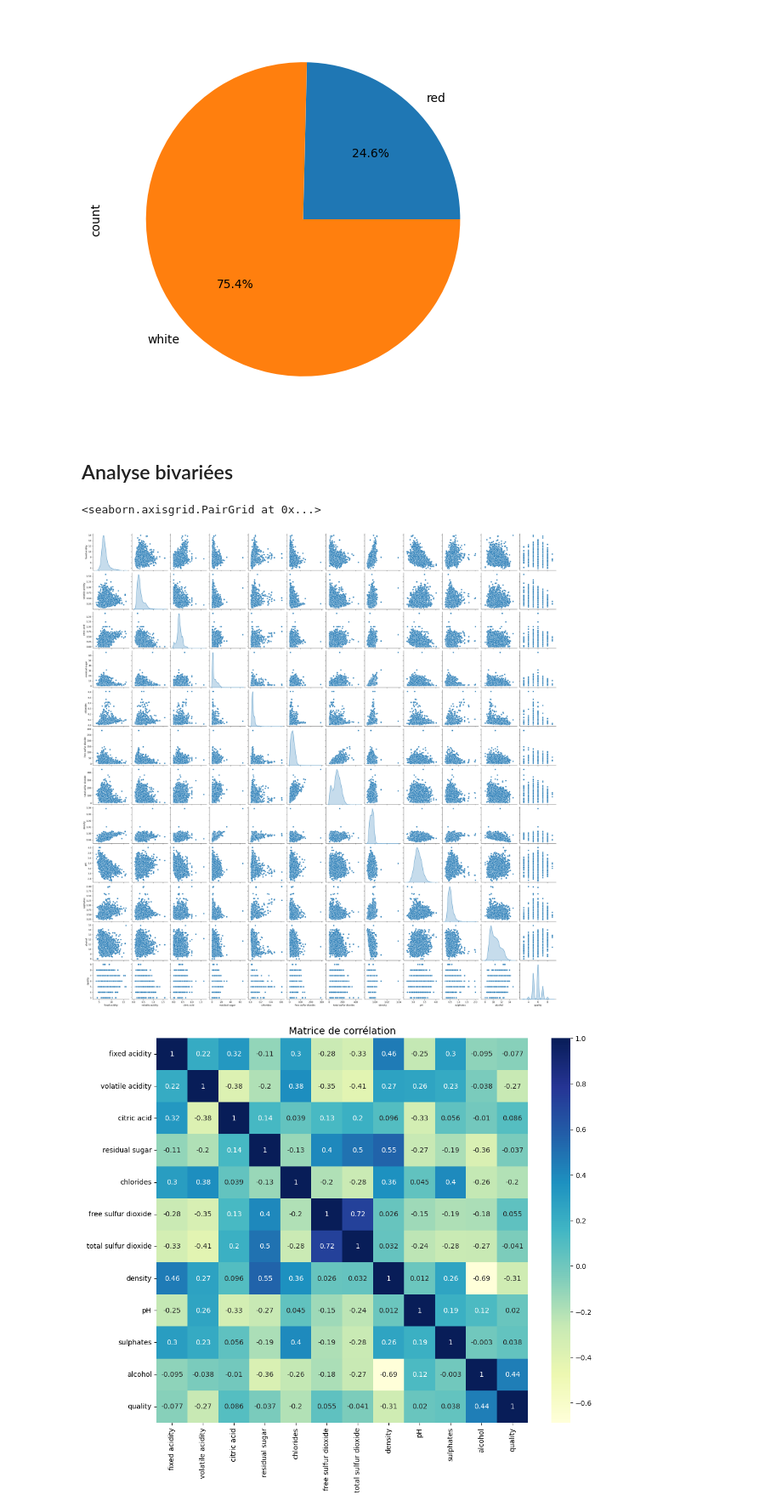
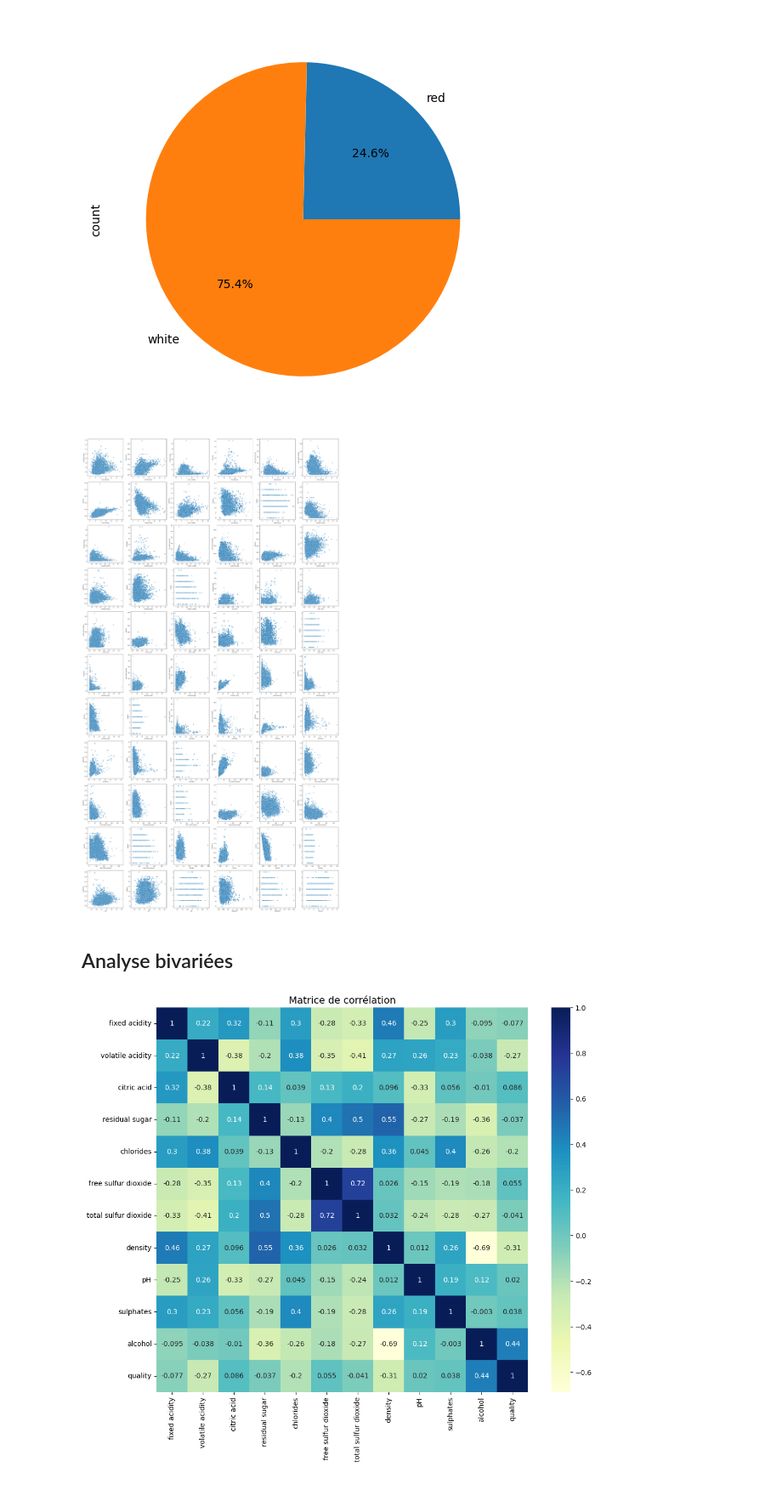
Before and after one commit to Junioh01/Portfolio-data-Analyste, a Jupyter notebook: Projet ACP/Réduction_de_dimension.ipynb, the cells around one changed output. Shown at 85% size. Drawn from its saved outputs; the diff is of its cells as text; code cells hidden in the pictures.

```diff
--- a/Projet ACP/Réduction_de_dimension.ipynb
+++ b/Projet ACP/Réduction_de_dimension.ipynb
@@ -331,13 +381,37 @@ con_table.plot.pie(y="count", autopct="%1.1f%%", figsize=(8,6), legend=False)
 # %% [output]
 <Axes: ylabel='count'>
 [figure]
+# %%
+import itertools
+# Garde uniquement les variables quantitatives (au cas où)
+quant_vars = df.select_dtypes(include='number').iloc[:, :12]  # garder les 12 premières quantitatives
+
+# Générer toutes les combinaisons de paires uniques de variables (sans doublon ni répétition)
+combinations = list(itertools.combinations(quant_vars.columns, 2))
+
+# Paramètres de mise en page
+plots_per_row = 6
+num_plots = len(combinations)
+num_rows = (num_plots + plots_per_row - 1) // plots_per_row  # arrondi supérieur
+
+fig, axes = plt.subplots(num_rows, plots_per_row, figsize=(4*plots_per_row, 4*num_rows))
+axes = axes.flatten()
+
+for i, (var1, var2) in enumerate(combinations):
+    sns.scatterplot(x=quant_vars[var1], y=quant_vars[var2], ax=axes[i], s=20)
+    axes[i].set_xlabel(var1, fontsize=8)
+    axes[i].set_ylabel(var2, fontsize=8)
+    axes[i].tick_params(labelsize=7)
+
+# Supprimer les axes vides
+for j in range(i + 1, len(axes)):
+    fig.delaxes(axes[j])
+
+plt.tight_layout()
+plt.show()
+# %% [output]
+[figure, added]
 # %% [markdown]
 ## Analyse bivariées
-# %%
-## Relation entre les variables quantitatives
-sns.pairplot(df, diag_kind='kde', markers='o', palette='vridian')
-# %% [output]
-<seaborn.axisgrid.PairGrid at 0x...>
-[figure, removed]
 # %%
 # Calcul de la matrice de corrélation
```
Also changed, not shown: parts of 13 cells of this notebook, 8 other files.
